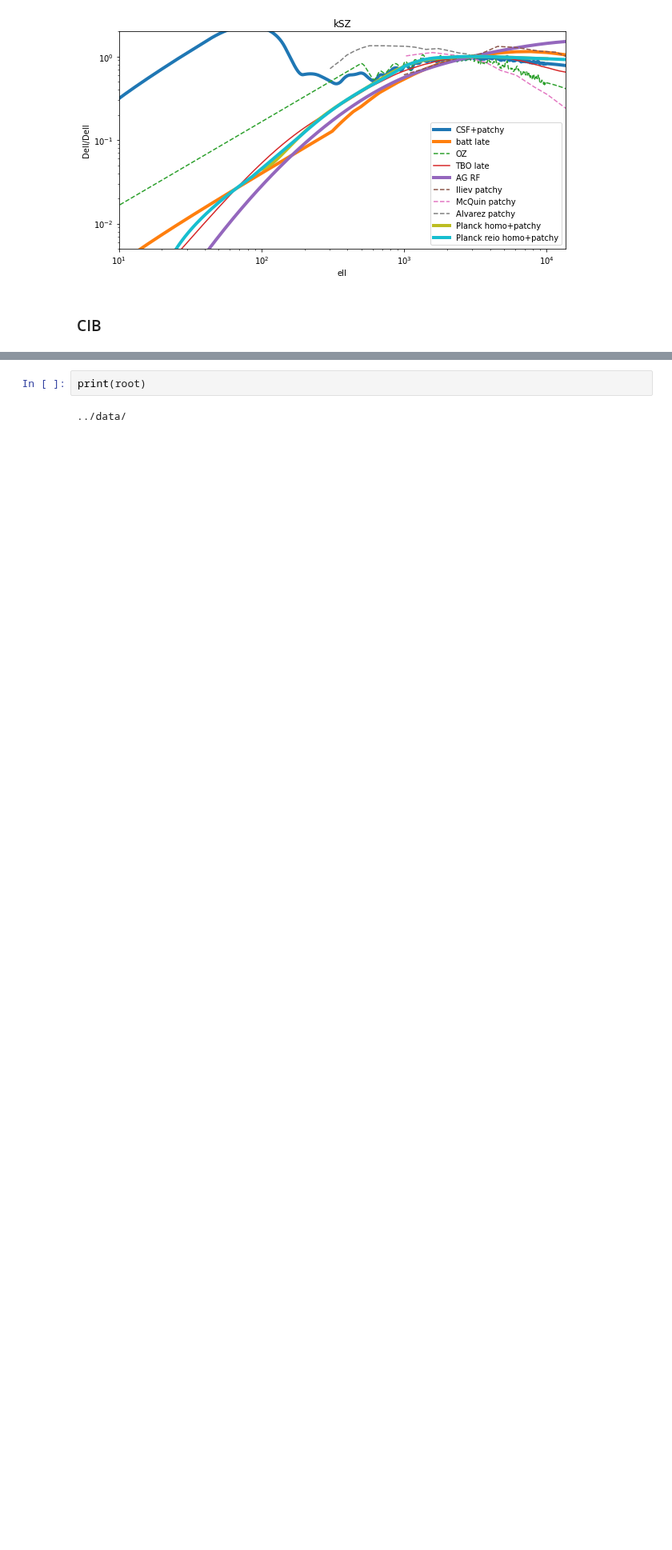
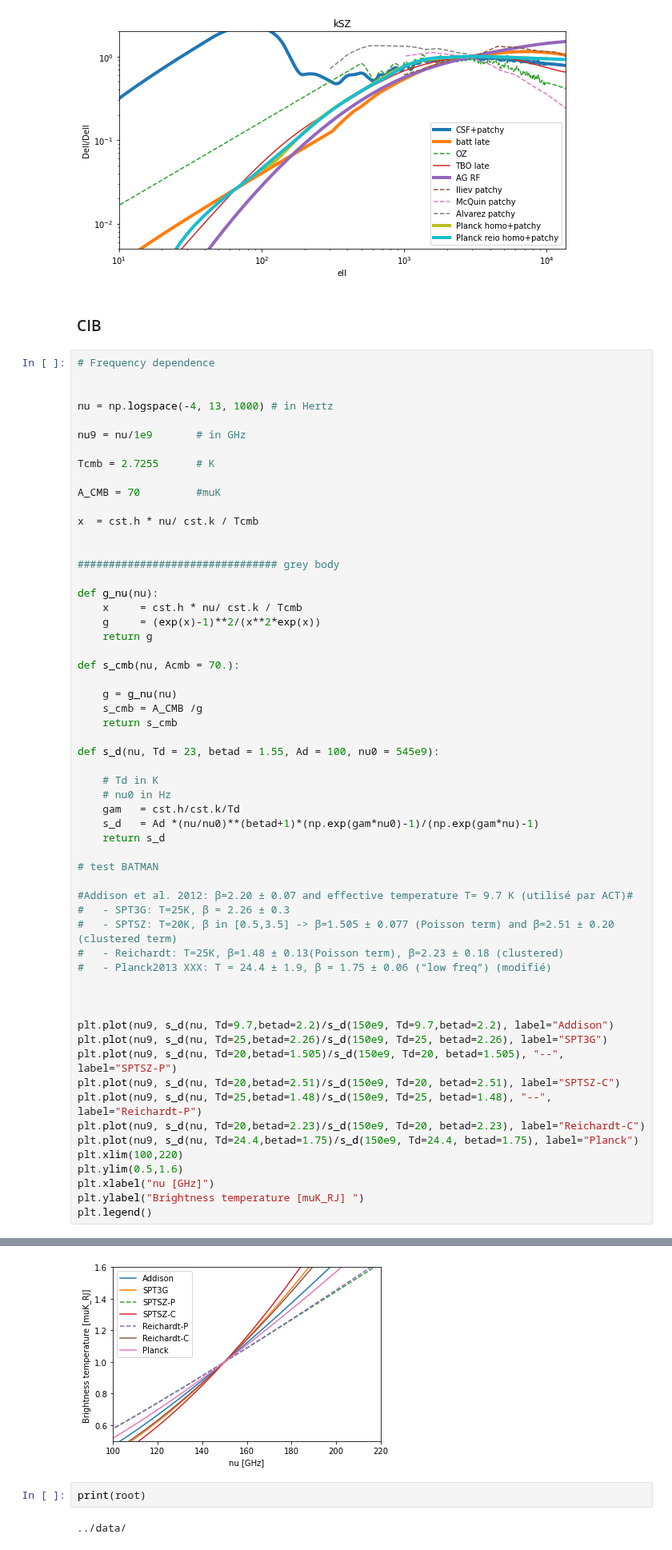
Before and after one commit to mtristram/hillik, a Jupyter notebook: scripts/check_fgds_md.ipynb, the cells around one changed output, grey strips where cells are left out. Shown at 80% size. Cells and saved outputs as stored; diff of their text form; blank space fills up the shorter version.

Commit message:
add freq dep of CIB with greybodies

```diff
--- a/scripts/check_fgds_md.ipynb
+++ b/scripts/check_fgds_md.ipynb
@@ -293,3 +296,62 @@ plt.xlim(10,1.35e4)
 [figure]
 # %% [markdown]
 ### CIB
+# %%
+# Frequency dependence
+
+
+nu = np.logspace(-4, 13, 1000) # in Hertz
+
+nu9 = nu/1e9       # in GHz
+
+Tcmb = 2.7255      # K
+
+A_CMB = 70         #muK
+
+x  = cst.h * nu/ cst.k / Tcmb
+
+
+################################ grey body
+
+def g_nu(nu):
+    x     = cst.h * nu/ cst.k / Tcmb
+    g     = (exp(x)-1)**2/(x**2*exp(x))
+    return g
+
+def s_cmb(nu, Acmb = 70.):
+
+    g = g_nu(nu)
+    s_cmb = A_CMB /g
+    return s_cmb
+
+def s_d(nu, Td = 23, betad = 1.55, Ad = 100, nu0 = 545e9):
+
+    # Td in K
+    # nu0 in Hz
+    gam   = cst.h/cst.k/Td
+    s_d   = Ad *(nu/nu0)**(betad+1)*(np.exp(gam*nu0)-1)/(np.exp(gam*nu)-1)
+    return s_d
+
+# test BATMAN
+
+#Addison et al. 2012: β=2.20 ± 0.07 and effective temperature T= 9.7 K (utilisé par ACT)#
+#	- SPT3G: T=25K, β = 2.26 ± 0.3
+#	- SPTSZ: T=20K, β in [0.5,3.5] -> β=1.505 ± 0.077 (Poisson term) and β=2.51 ± 0.20 (clustered term)
+#	- Reichardt: T=25K, β=1.48 ± 0.13(Poisson term), β=2.23 ± 0.18 (clustered)
+#	- Planck2013 XXX: T = 24.4 ± 1.9, β = 1.75 ± 0.06 (“low freq”) (modifié)
+
+
+
+plt.plot(nu9, s_d(nu, Td=9.7,betad=2.2)/s_d(150e9, Td=9.7,betad=2.2), label="Addison")
+plt.plot(nu9, s_d(nu, Td=25,betad=2.26)/s_d(150e9, Td=25, betad=2.26), label="SPT3G")
+plt.plot(nu9, s_d(nu, Td=20,betad=1.505)/s_d(150e9, Td=20, betad=1.505), "--", label="SPTSZ-P")
+plt.plot(nu9, s_d(nu, Td=20,betad=2.51)/s_d(150e9, Td=20, betad=2.51), label="SPTSZ-C")
+plt.plot(nu9, s_d(nu, Td=25,betad=1.48)/s_d(150e9, Td=25, betad=1.48), "--", label="Reichardt-P")
+plt.plot(nu9, s_d(nu, Td=20,betad=2.23)/s_d(150e9, Td=20, betad=2.23), label="Reichardt-C")
+plt.plot(nu9, s_d(nu, Td=24.4,betad=1.75)/s_d(150e9, Td=24.4, betad=1.75), label="Planck")
+plt.xlim(100,220)
+plt.ylim(0.5,1.6)
+plt.xlabel("nu [GHz]")
+plt.ylabel("Brightness temperature [muK_RJ] ")
+plt.legend()
+# %% [output]
@@ -296,3 +359,4 @@ plt.xlim(10,1.35e4)
+[figure, added]
 # %%
 print(root)
 # %% [output]
```
Also changed, not shown: parts of 3 cells of this notebook.
